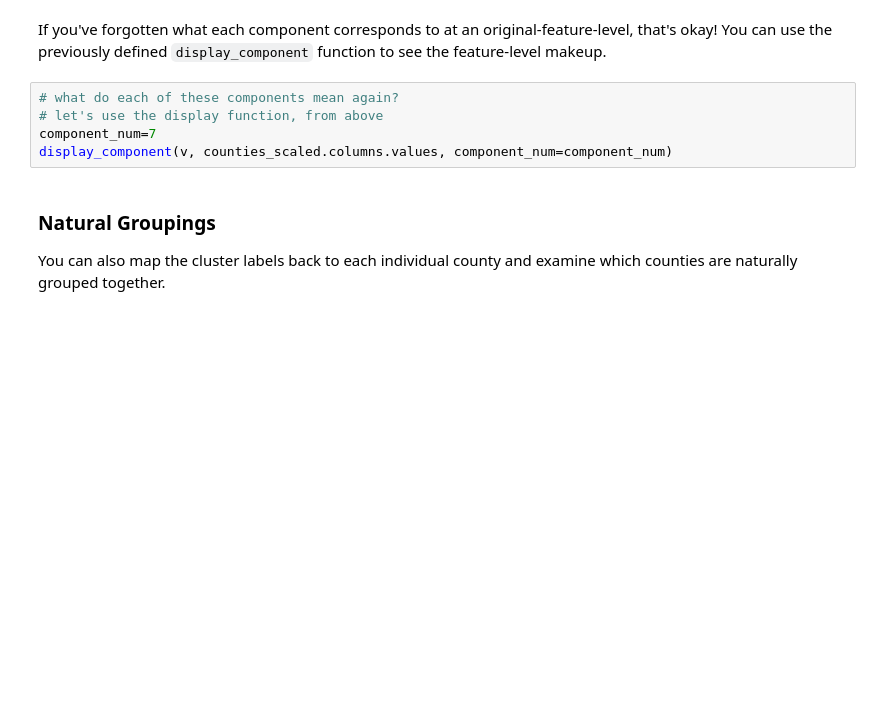
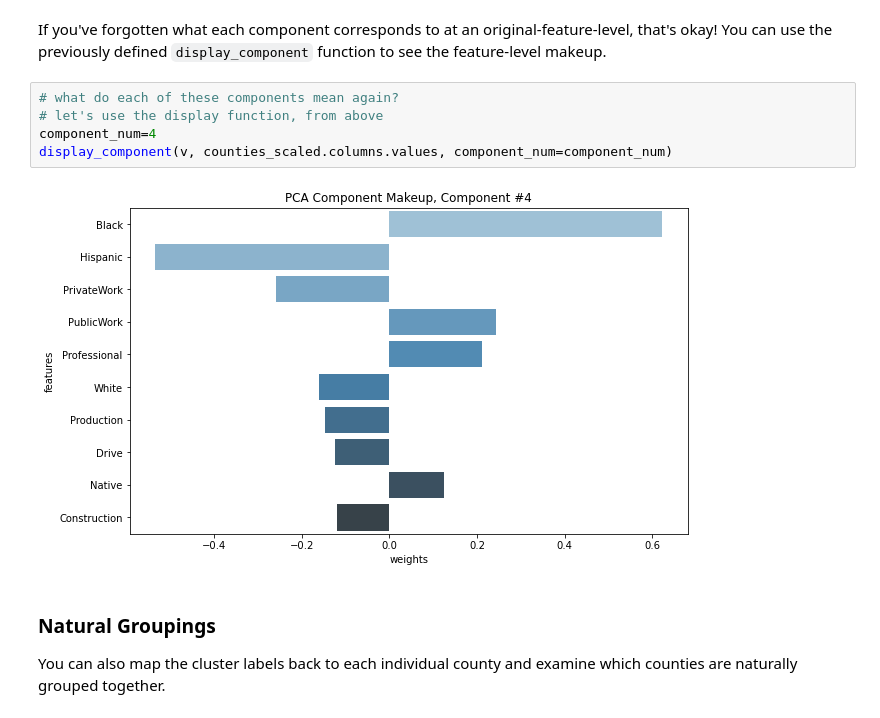
Before and after one commit to alexcmachado/ML_SageMaker_Studies, a Jupyter notebook: Population_Segmentation/Pop_Segmentation_Exercise.ipynb, the cells around one changed output. Cells and saved outputs as stored; diff of their text form; blank space fills up the shorter version.

```diff
--- a/Population_Segmentation/Pop_Segmentation_Exercise.ipynb
+++ b/Population_Segmentation/Pop_Segmentation_Exercise.ipynb
@@ -830,8 +1009,10 @@ If you've forgotten what each component corresponds to at an original-feature-le
 # %%
 # what do each of these components mean again?
 # let's use the display function, from above
-component_num=7
+component_num=4
 display_component(v, counties_scaled.columns.values, component_num=component_num)
+# %% [output]
+[figure, added]
 # %% [markdown]
 ### Natural Groupings
 
```
Also changed, not shown: parts of 26 cells of this notebook.
